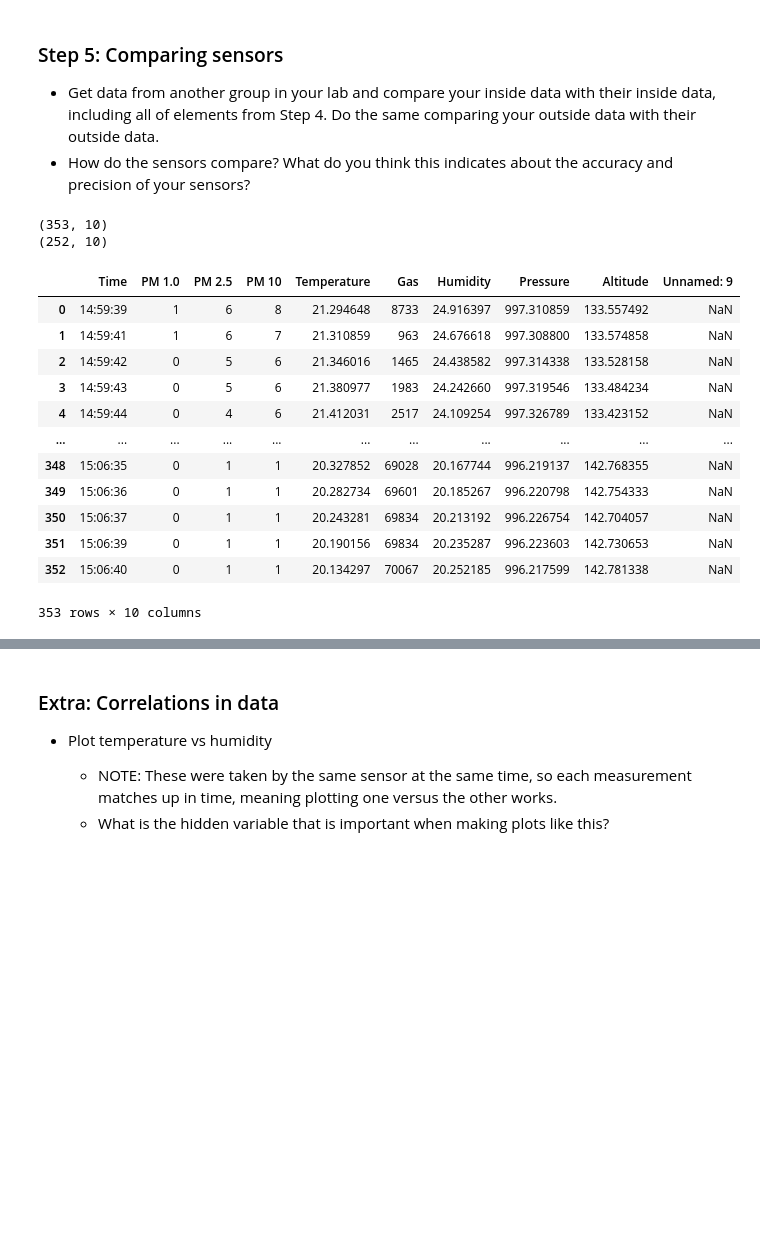
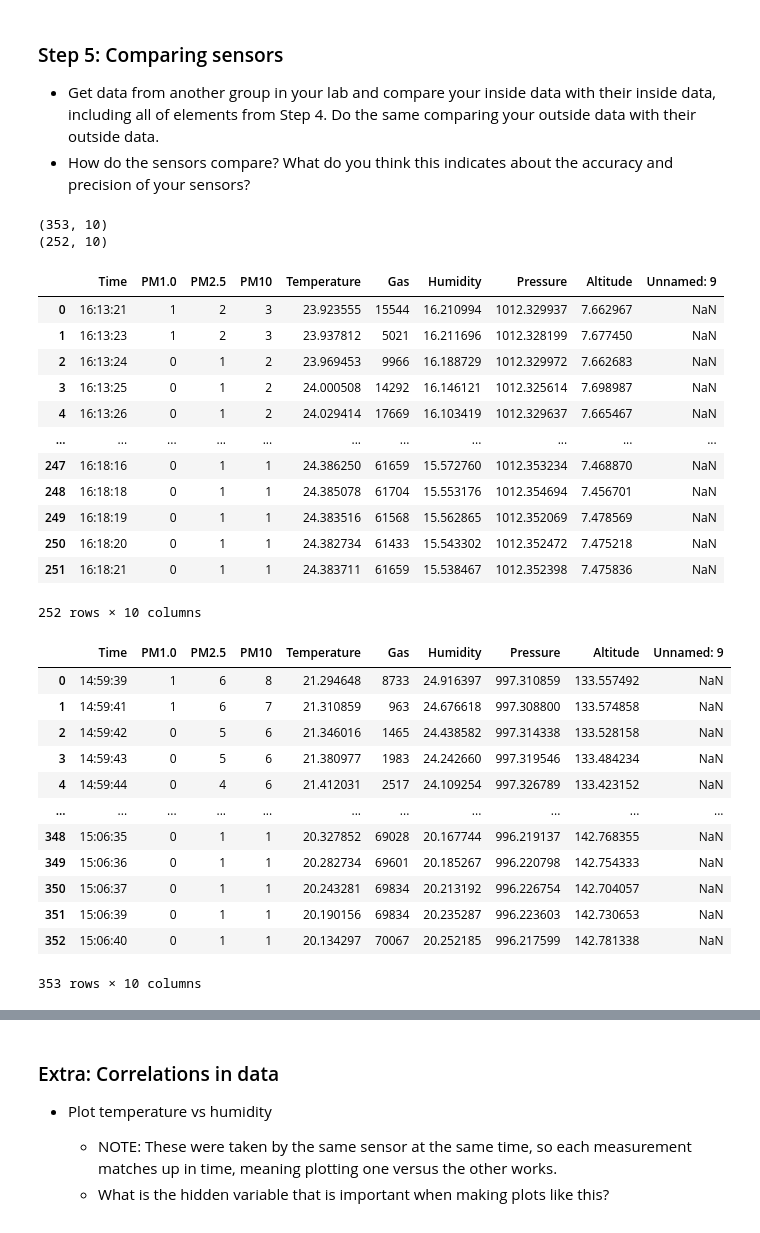
Before and after one commit to ElanPB/E11_Carlos_Elan, a Jupyter notebook: Week_6_Lab.ipynb, the cells around one changed output, grey strips where cells are left out. Saved outputs shown, nothing was run; the diff lists cells and outputs as text; code cells hidden in the pictures; blank space fills up the shorter version.

```diff
--- a/Week_6_Lab.ipynb
+++ b/Week_6_Lab.ipynb
@@ -231,23 +231,39 @@ print((outdoor_mean - indoor_mean)/indoor_std)
 - How do the sensors compare? What do you think this indicates about the accuracy and precision of your sensors?
 # %%
 their_indoor = pd.read_csv('CSV_FILES/scott-indoor.csv')
+their_indoor = their_indoor.rename(columns = {"PM 1.0":"PM1.0","PM 2.5":"PM2.5","PM 10":"PM10"})
 their_outdoor = pd.read_csv('CSV_FILES/scott-outdoor.csv')
+their_outdoor = their_outdoor.rename(columns = {"PM 1.0":"PM1.0","PM 2.5":"PM2.5","PM 10":"PM10"})
 print(their_outdoor.shape)
 print(their_indoor.shape)
+display(their_indoor)
 display(their_outdoor)
 # %% [output]
 (353, 10)
 (252, 10)
-|  | Time | PM 1.0 | PM 2.5 | PM 10 | Temperature | Gas | Humidity | Pressure | Altitude | Unnamed: 9 |
-| 0 | 14:59:39 | 1 | 6 | 8 | 21.294648 | 8733 | 24.916397 | 997.310859 | 133.557492 | NaN |
-| 1 | 14:59:41 | 1 | 6 | 7 | 21.310859 | 963 | 24.676618 | 997.308800 | 133.574858 | NaN |
-| 2 | 14:59:42 | 0 | 5 | 6 | 21.346016 | 1465 | 24.438582 | 997.314338 | 133.528158 | NaN |
-| 3 | 14:59:43 | 0 | 5 | 6 | 21.380977 | 1983 | 24.242660 | 997.319546 | 133.484234 | NaN |
-| 4 | 14:59:44 | 0 | 4 | 6 | 21.412031 | 2517 | 24.109254 | 997.326789 | 133.423152 | NaN |
+|  | Time | PM1.0 | PM2.5 | PM10 | Temperature | Gas | Humidity | Pressure | Altitude | Unnamed: 9 |
+| 0 | 16:13:21 | 1 | 2 | 3 | 23.923555 | 15544 | 16.210994 | 1012.329937 | 7.662967 | NaN |
+| 1 | 16:13:23 | 1 | 2 | 3 | 23.937812 | 5021 | 16.211696 | 1012.328199 | 7.677450 | NaN |
+| 2 | 16:13:24 | 0 | 1 | 2 | 23.969453 | 9966 | 16.188729 | 1012.329972 | 7.662683 | NaN |
+| 3 | 16:13:25 | 0 | 1 | 2 | 24.000508 | 14292 | 16.146121 | 1012.325614 | 7.698987 | NaN |
+| 4 | 16:13:26 | 0 | 1 | 2 | 24.029414 | 17669 | 16.103419 | 1012.329637 | 7.665467 | NaN |
 | ... | ... | ... | ... | ... | ... | ... | ... | ... | ... | ... |
-| 348 | 15:06:35 | 0 | 1 | 1 | 20.327852 | 69028 | 20.167744 | 996.219137 | 142.768355 | NaN |
-| 349 | 15:06:36 | 0 | 1 | 1 | 20.282734 | 69601 | 20.185267 | 996.220798 | 142.754333 | NaN |
-| 350 | 15:06:37 | 0 | 1 | 1 | 20.243281 | 69834 | 20.213192 | 996.226754 | 142.704057 | NaN |
-| 351 | 15:06:39 | 0 | 1 | 1 | 20.190156 | 69834 | 20.235287 | 996.223603 | 142.730653 | NaN |
-| 352 | 15:06:40 | 0 | 1 | 1 | 20.134297 | 70067 | 20.252185 | 996.217599 | 142.781338 | NaN |
+| 247 | 16:18:16 | 0 | 1 | 1 | 24.386250 | 61659 | 15.572760 | 1012.353234 | 7.468870 | NaN |
+| 248 | 16:18:18 | 0 | 1 | 1 | 24.385078 | 61704 | 15.553176 | 1012.354694 | 7.456701 | NaN |
+| 249 | 16:18:19 | 0 | 1 | 1 | 24.383516 | 61568 | 15.562865 | 1012.352069 | 7.478569 | NaN |
+| 250 | 16:18:20 | 0 | 1 | 1 | 24.382734 | 61433 | 15.543302 | 1012.352472 | 7.475218 | NaN |
+| 251 | 16:18:21 | 0 | 1 | 1 | 24.383711 | 61659 | 15.538467 | 1012.352398 | 7.475836 | NaN |
-353 rows × 10 columns
+252 rows × 10 columns
+|  | Time | PM1.0 | PM2.5 | PM10 | Temperature | Gas | Humidity | Pressure | Altitude | Unnamed: 9 |
+| 0 | 14:59:39 | 1 | 6 | 8 | 21.294648 | 8733 | 24.916397 | 997.310859 | 133.557492 | NaN |
+| 1 | 14:59:41 | 1 | 6 | 7 | 21.310859 | 963 | 24.676618 | 997.308800 | 133.574858 | NaN |
+| 2 | 14:59:42 | 0 | 5 | 6 | 21.346016 | 1465 | 24.438582 | 997.314338 | 133.528158 | NaN |
+| 3 | 14:59:43 | 0 | 5 | 6 | 21.380977 | 1983 | 24.242660 | 997.319546 | 133.484234 | NaN |
+| 4 | 14:59:44 | 0 | 4 | 6 | 21.412031 | 2517 | 24.109254 | 997.326789 | 133.423152 | NaN |
+| ... | ... | ... | ... | ... | ... | ... | ... | ... | ... | ... |
+| 348 | 15:06:35 | 0 | 1 | 1 | 20.327852 | 69028 | 20.167744 | 996.219137 | 142.768355 | NaN |
+| 349 | 15:06:36 | 0 | 1 | 1 | 20.282734 | 69601 | 20.185267 | 996.220798 | 142.754333 | NaN |
+| 350 | 15:06:37 | 0 | 1 | 1 | 20.243281 | 69834 | 20.213192 | 996.226754 | 142.704057 | NaN |
+| 351 | 15:06:39 | 0 | 1 | 1 | 20.190156 | 69834 | 20.235287 | 996.223603 | 142.730653 | NaN |
+| 352 | 15:06:40 | 0 | 1 | 1 | 20.134297 | 70067 | 20.252185 | 996.217599 | 142.781338 | NaN |
+353 rows × 10 columns
```
Also changed, not shown: parts of 3 cells of this notebook.
